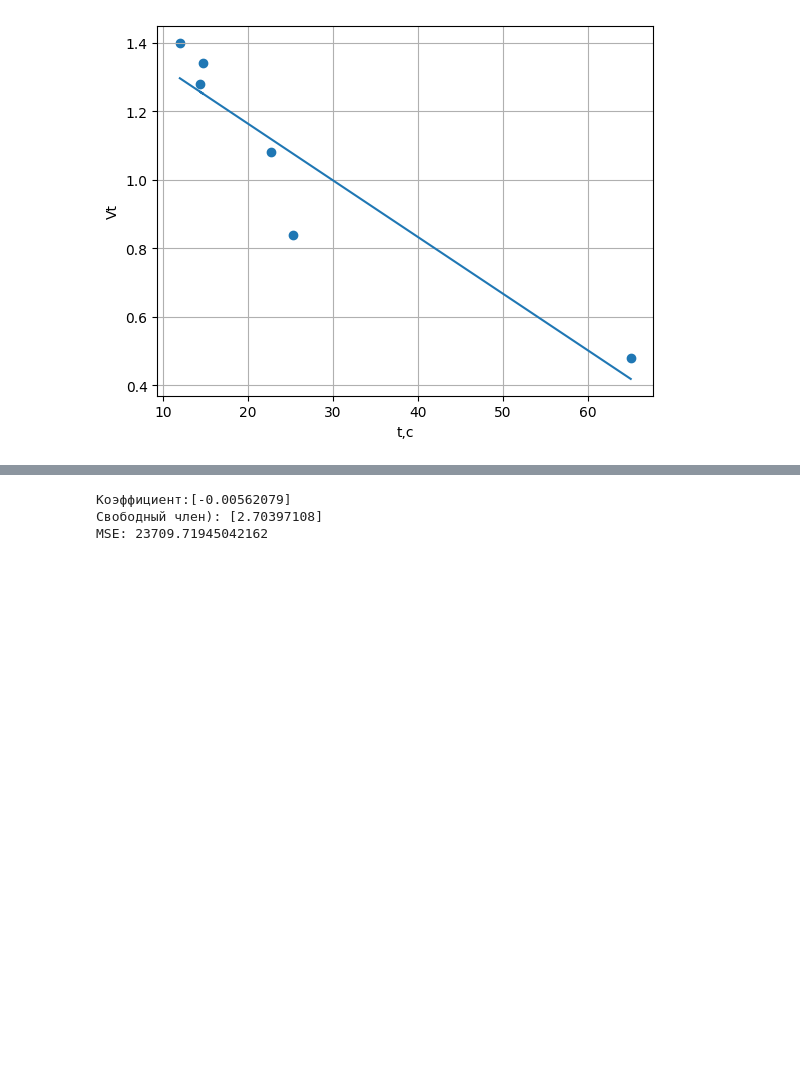
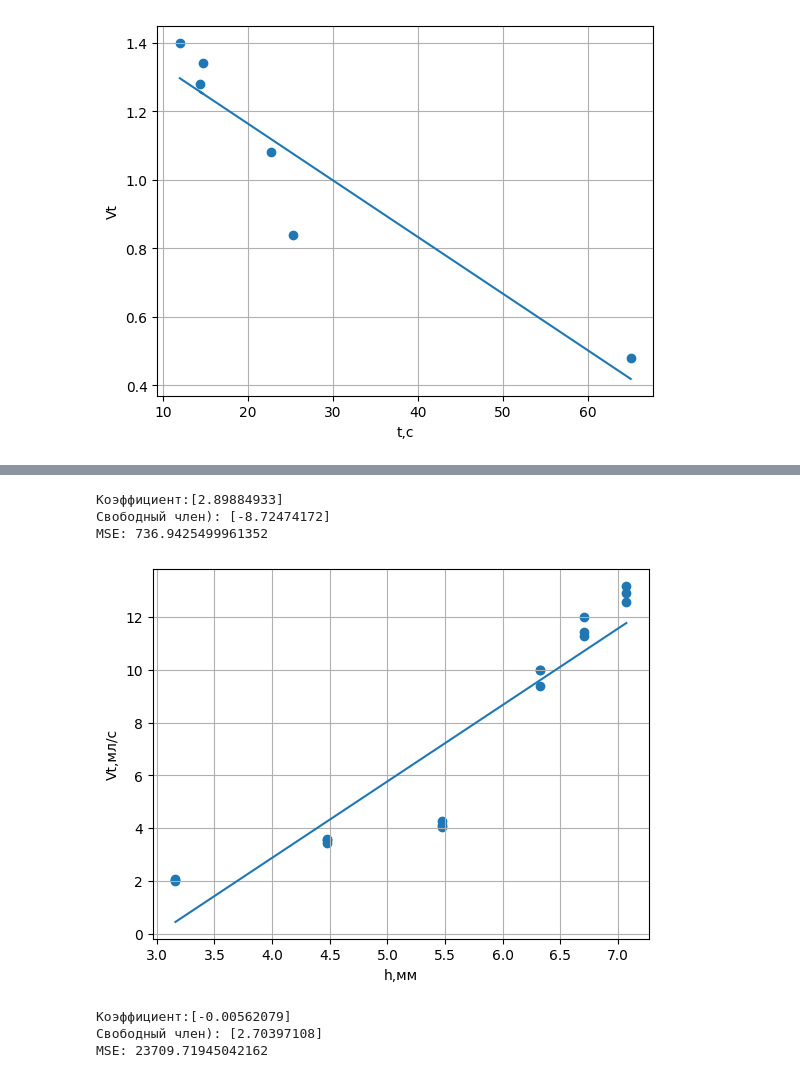
Before and after one commit to antibread/labs, a Jupyter notebook: chemtech_grad.ipynb, the cells around one changed output, grey strips where cells are left out. Cells and saved outputs as stored; diff of their text form; code cells hidden in the pictures; blank space fills up the shorter version.

```diff
--- a/chemtech_grad.ipynb
+++ b/chemtech_grad.ipynb
@@ -124,3 +125,17 @@ MSE: 24473.288001177778
+# %%
+plt.scatter(sqhrot, v)
+plt.plot(sqhrot, predrot)
+plt.grid(True)
+plt.xlabel("h,мм")
+plt.ylabel('Vt,мл/c')
+print(f"Коэффициент:{modelrot.coef_[0]}")
+print(f"Свободный член): {modelrot.intercept_}")
+print(f"MSE: {mean_squared_error(hrot, predrot)}")
+# %% [output]
+Коэффициент:[2.89884933]
+Свободный член): [-8.72474172]
+MSE: 736.9425499961352
+[figure, added]
 # %%
 plt.scatter(t2, v)
 plt.plot(t2, pred2)
```
Also changed, not shown: parts of 8 cells of this notebook.
